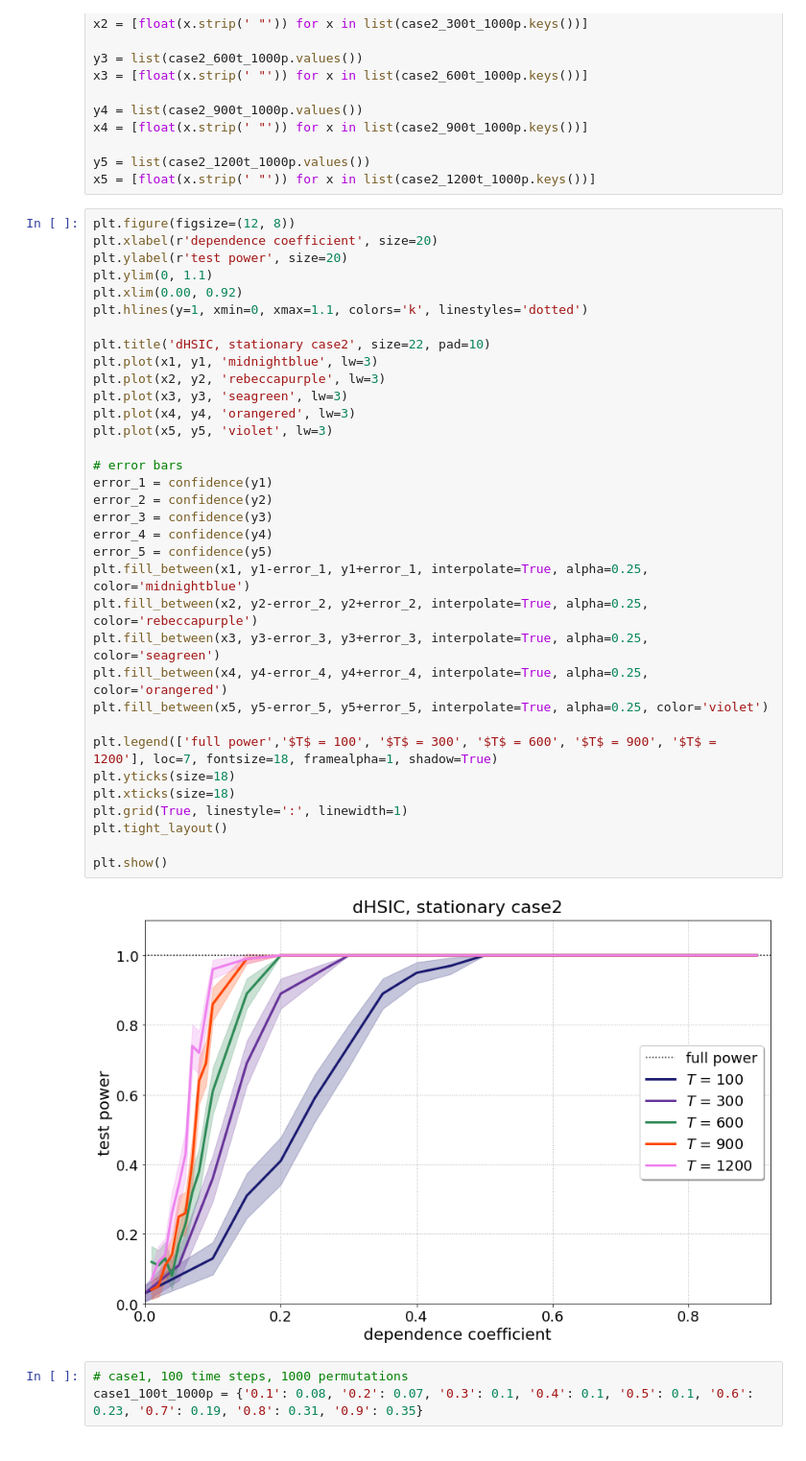
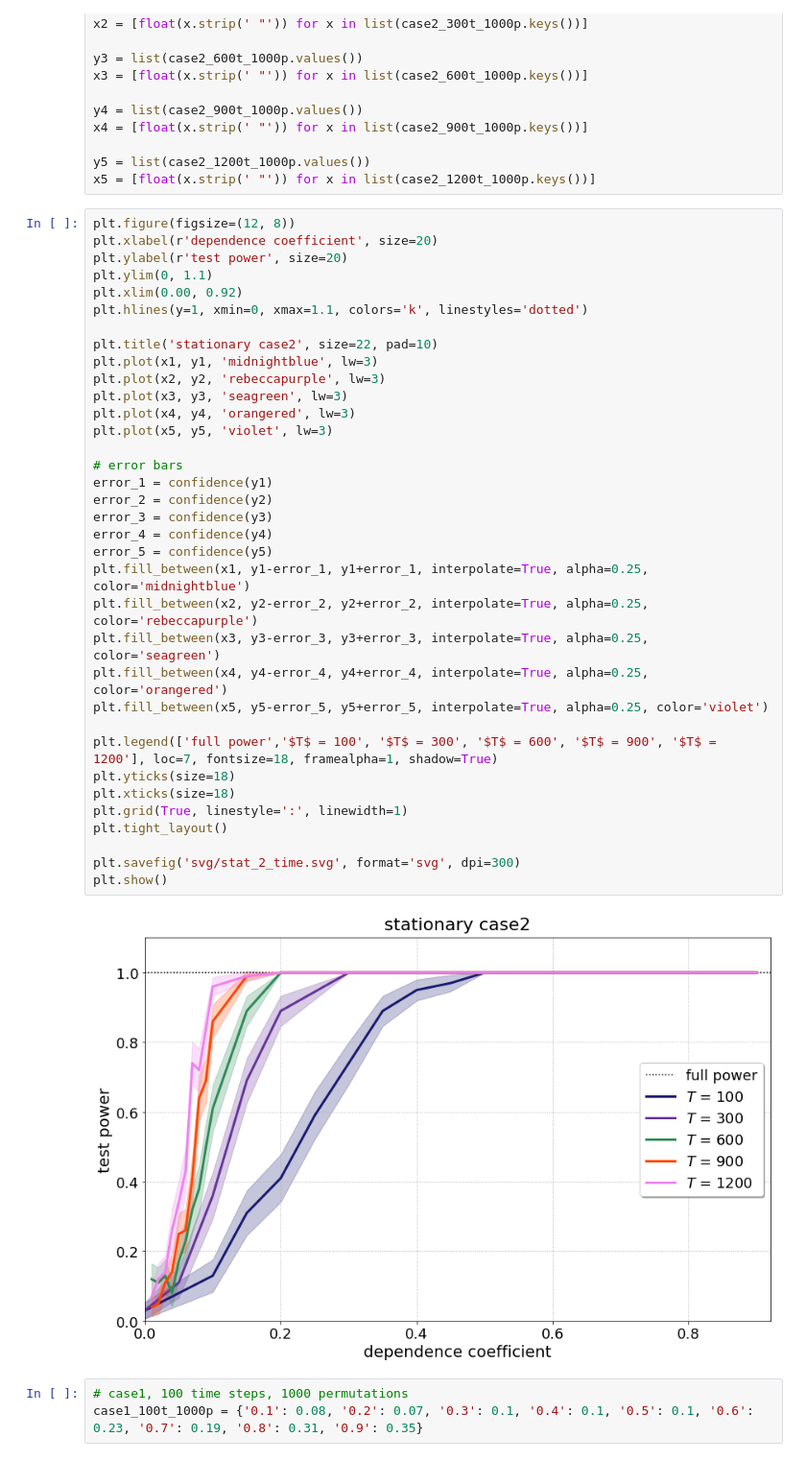
Before and after one commit to barahona-research-group/dHSIC_ts, a Jupyter notebook: examples/plots_paper.ipynb, the cells around one changed output. Shown at 96% size. Cells and saved outputs as stored; diff of their text form.

```diff
--- a/examples/plots_paper.ipynb
+++ b/examples/plots_paper.ipynb
@@ -50,35 +50,36 @@ plt.ylabel(r'test power', size=20)
 plt.ylim(0, 1.1)
 plt.xlim(0.00, 0.92)
 plt.hlines(y=1, xmin=0, xmax=1.1, colors='k', linestyles='dotted')
 
-plt.title('dHSIC, stationary case2', size=22, pad=10)
+plt.title('stationary case2', size=22, pad=10)
 plt.plot(x1, y1, 'midnightblue', lw=3)
 plt.plot(x2, y2, 'rebeccapurple', lw=3)
 plt.plot(x3, y3, 'seagreen', lw=3)
 plt.plot(x4, y4, 'orangered', lw=3)
 plt.plot(x5, y5, 'violet', lw=3)
 
 # error bars
 error_1 = confidence(y1)
 error_2 = confidence(y2)
 error_3 = confidence(y3)
 error_4 = confidence(y4)
 error_5 = confidence(y5)
 plt.fill_between(x1, y1-error_1, y1+error_1, interpolate=True, alpha=0.25, color='midnightblue')
 plt.fill_between(x2, y2-error_2, y2+error_2, interpolate=True, alpha=0.25, color='rebeccapurple')
 plt.fill_between(x3, y3-error_3, y3+error_3, interpolate=True, alpha=0.25, color='seagreen')
 plt.fill_between(x4, y4-error_4, y4+error_4, interpolate=True, alpha=0.25, color='orangered')
 plt.fill_between(x5, y5-error_5, y5+error_5, interpolate=True, alpha=0.25, color='violet')
 
 plt.legend(['full power','$T$ = 100', '$T$ = 300', '$T$ = 600', '$T$ = 900', '$T$ = 1200'], loc=7, fontsize=18, framealpha=1, shadow=True)
 plt.yticks(size=18)
 plt.xticks(size=18)
 plt.grid(True, linestyle=':', linewidth=1)
 plt.tight_layout()
 
+plt.savefig('svg/stat_2_time.svg', format='svg', dpi=300)
 plt.show()
 # %% [output]
-[figure, old version]
+[figure, new version]
 # %%
 # case1, 100 time steps, 1000 permutations
 case1_100t_1000p = {'0.1': 0.08, '0.2': 0.07, '0.3': 0.1, '0.4': 0.1, '0.5': 0.1, '0.6': 0.23, '0.7': 0.19, '0.8': 0.31, '0.9': 0.35}
```
Also changed, not shown: parts of 40 cells of this notebook, 6 other files.
